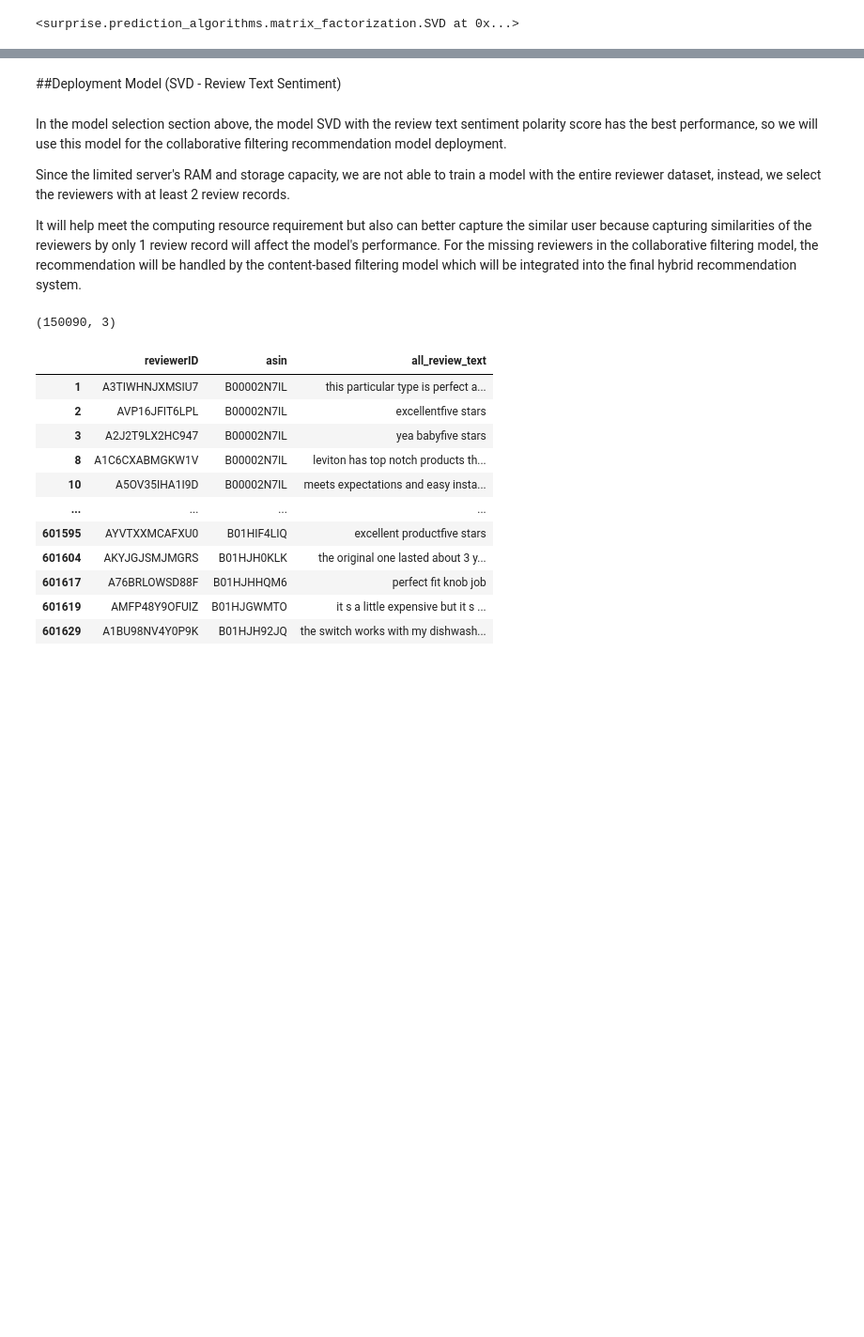
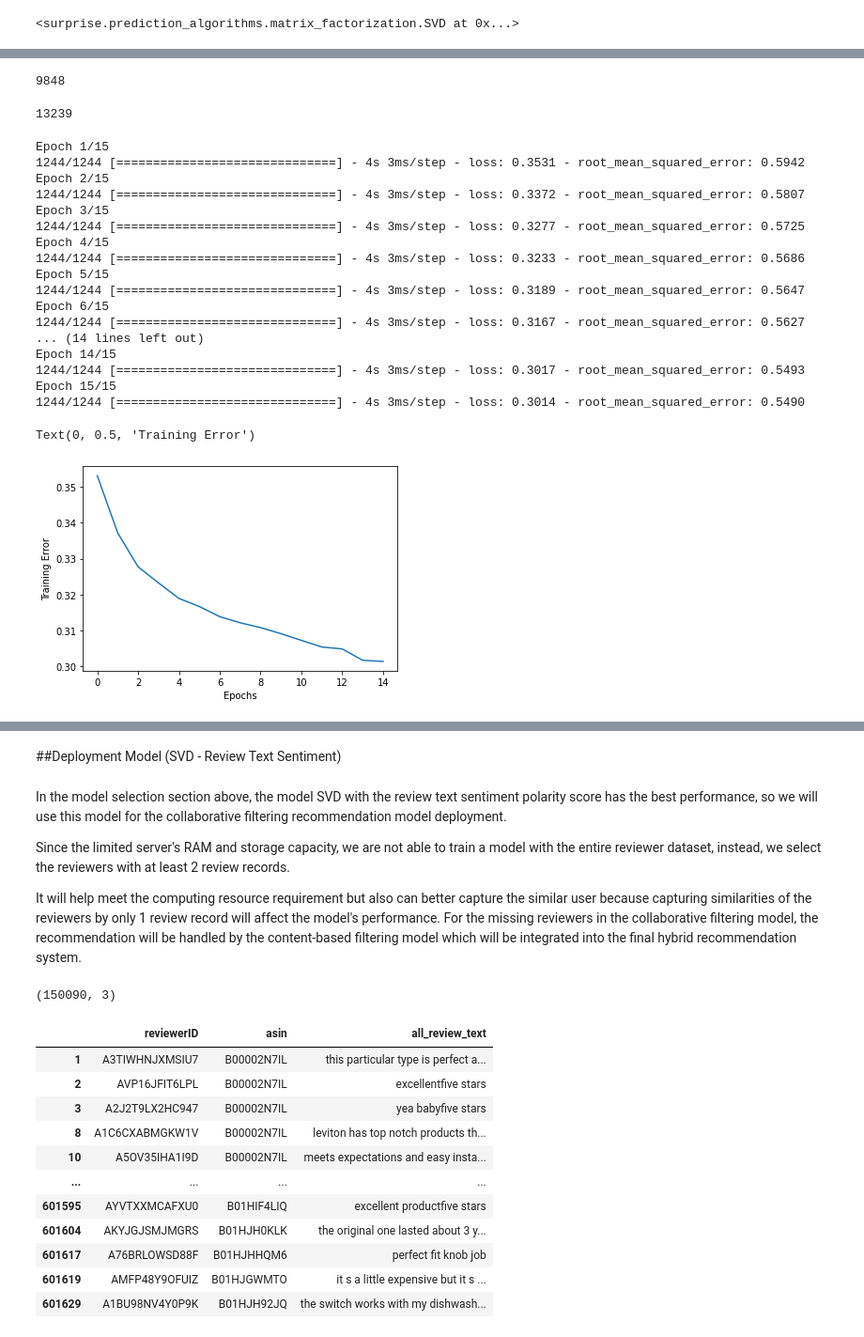
Before and after one commit to DATA-606-SPRING-2022/Jin_DATA606, a Jupyter notebook: ipynb/DATA606_Part2_CollaborativeRecommender.ipynb, the cells around one changed output, grey strips where cells are left out. Shown: that part at 94% size. Saved outputs shown, nothing was run; the diff lists cells and outputs as text; code cells hidden in the pictures; blank space fills up the shorter version.

```diff
--- a/ipynb/DATA606_Part2_CollaborativeRecommender.ipynb
+++ b/ipynb/DATA606_Part2_CollaborativeRecommender.ipynb
@@ -780,0 +855,64 @@ Collaborative Recommender Result for customer A1CY6CQC5HPQGL:
+# %%
+train, test = train_test_split(n_merged_df, test_size=0.2, random_state=42)
+# %%
+n_products = len(n_merged_df.productIndex.unique())
+n_products
+# %% [output]
+9848
+# %%
+n_reviewers = len(n_merged_df.reviewerIndex.unique())
+n_reviewers
+# %% [output]
+13239
+# %%
+# creating book embedding path
+product_input = Input(shape=[1], name="Product-Input")
+product_embedding = Embedding(n_products+1, 5, name="Product-Embedding")(product_input)
+product_vec = Flatten(name="Flatten-Products")(product_embedding)
+
+# creating user embedding path
+reviewers_input = Input(shape=[1], name="Reviewer-Input")
+reviewers_embedding = Embedding(n_reviewers+1, 5, name="Reviewer-Embedding")(reviewers_input)
+reviewers_vec = Flatten(name="Flatten-Reviewers")(reviewers_embedding)
+
+# concatenate features
+conc = Concatenate()([product_vec, reviewers_vec])
+
+# add fully-connected-layers
+fc1 = Dense(128, activation='relu')(conc)
+fc2 = Dense(32, activation='relu')(fc1)
+out = Dense(1)(fc2)
+
+# Create model and compile it
+model2 = Model([reviewers_input, product_input], out)
+#model2.compile('adam', 'mean_squared_error')
+model2.compile(
+    optimizer='adam',
+    loss='mean_squared_error',
+    metrics=[tf.keras.metrics.RootMeanSquaredError()])
+# %%
+history = model2.fit([train.reviewerIndex, train.productIndex], train.rate_by_polarity, epochs=15, verbose=1)
+model2.save('deep_model.h5')
+plt.plot(history.history['loss'])
+plt.xlabel("Epochs")
+plt.ylabel("Training Error")
+# %% [output]
+Epoch 1/15
+1244/1244 [==============================] - 4s 3ms/step - loss: 0.3531 - root_mean_squared_error: 0.5942
+Epoch 2/15
+1244/1244 [==============================] - 4s 3ms/step - loss: 0.3372 - root_mean_squared_error: 0.5807
+Epoch 3/15
+1244/1244 [==============================] - 4s 3ms/step - loss: 0.3277 - root_mean_squared_error: 0.5725
+Epoch 4/15
+1244/1244 [==============================] - 4s 3ms/step - loss: 0.3233 - root_mean_squared_error: 0.5686
+Epoch 5/15
+1244/1244 [==============================] - 4s 3ms/step - loss: 0.3189 - root_mean_squared_error: 0.5647
+Epoch 6/15
+1244/1244 [==============================] - 4s 3ms/step - loss: 0.3167 - root_mean_squared_error: 0.5627
+... (14 lines left out)
+Epoch 14/15
+1244/1244 [==============================] - 4s 3ms/step - loss: 0.3017 - root_mean_squared_error: 0.5493
+Epoch 15/15
+1244/1244 [==============================] - 4s 3ms/step - loss: 0.3014 - root_mean_squared_error: 0.5490
+Text(0, 0.5, 'Training Error')
+[figure, added]
```
Also changed, not shown: parts of 15 cells of this notebook.
